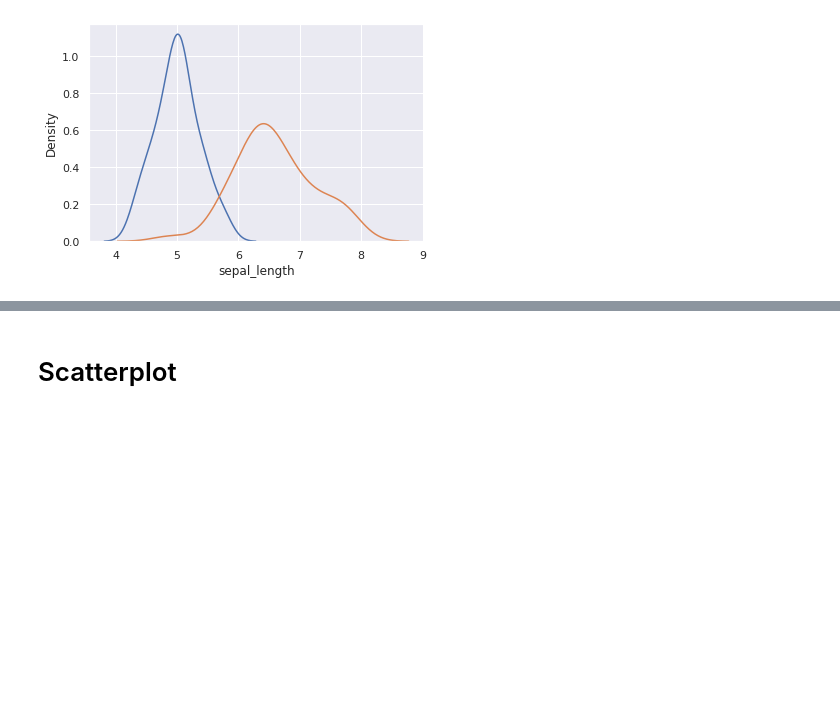
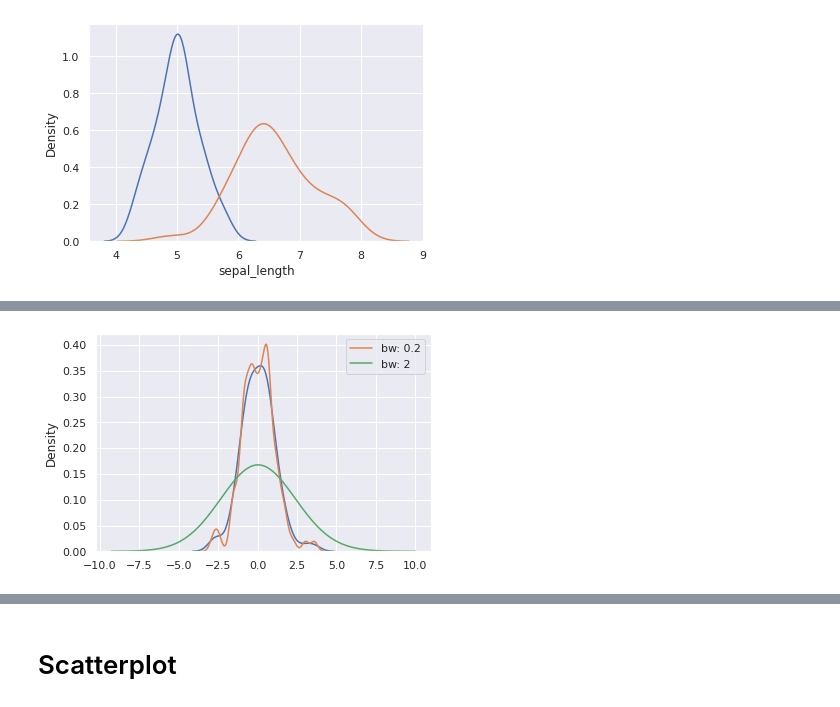
Before and after one commit to Jake0925/Seaborn, a Jupyter notebook: SeabornAll.ipynb, the cells around one changed output, grey strips where cells are left out. Drawn from its saved outputs; the diff is of its cells as text; code cells hidden in the pictures; blank space fills up the shorter version.

```diff
--- a/SeabornAll.ipynb
+++ b/SeabornAll.ipynb
@@ -544,0 +554,10 @@ sns.scatterplot(data=df_setosa, x='sepal_length', y='sepal_width')
+# %%
+x = np.random.normal(size=100)
+
+sns.kdeplot(x)
+sns.kdeplot(x, bw=.2, label='bw: 0.2') # label 범주에 표시할 문자
+sns.kdeplot(x, bw=2, label='bw: 2')
+
+plt.legend(); # 범주표시
+# %% [output]
+[figure, added]
```
Also changed, not shown: parts of 22 cells of this notebook.
